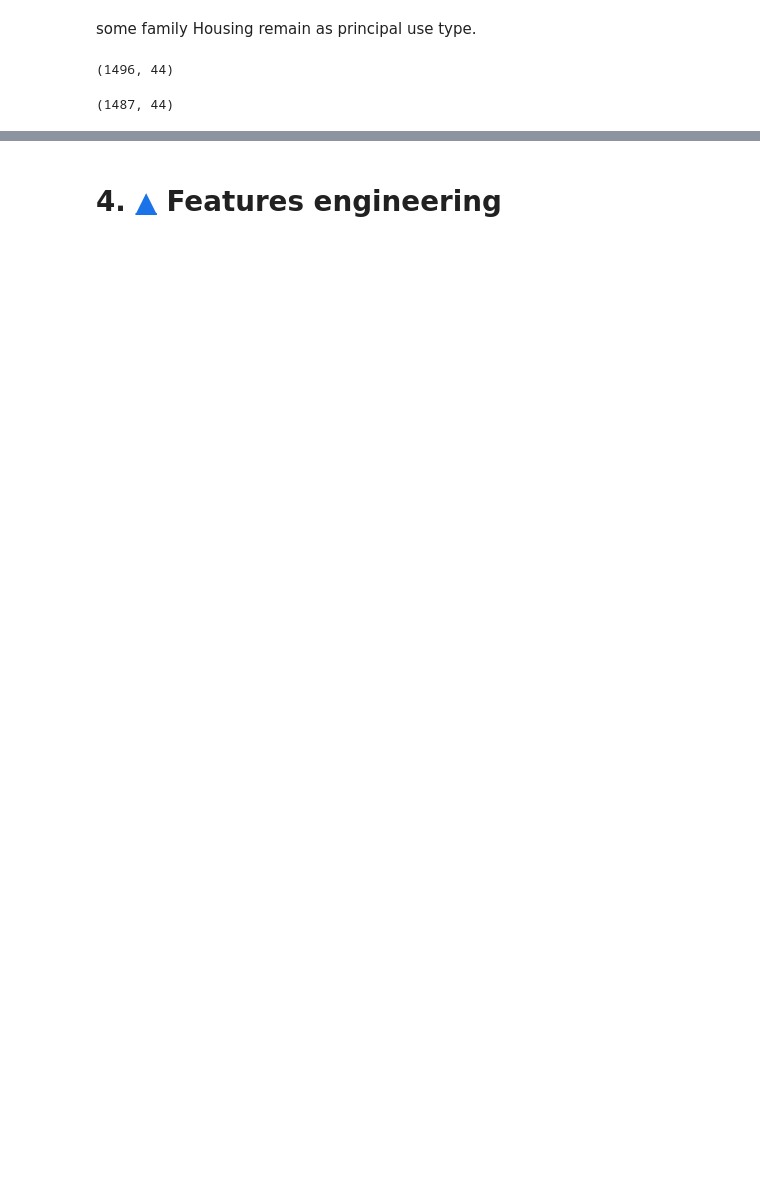
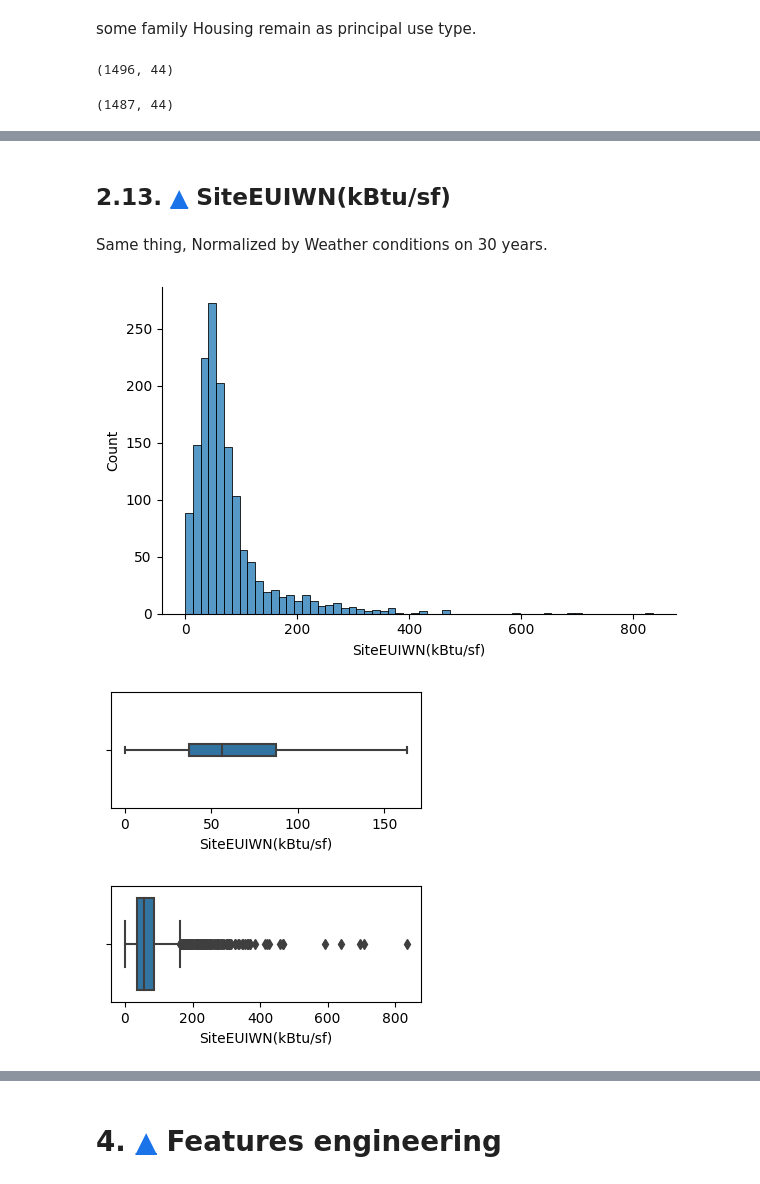
Before and after one commit to JulienfLeBoucher/OC_environmental_predictions, a Jupyter notebook: exploration_notebook.ipynb, the cells around one changed output, grey strips where cells are left out. Drawn from its saved outputs; the diff is of its cells as text; code cells hidden in the pictures; blank space fills up the shorter version.

```diff
--- a/exploration_notebook.ipynb
+++ b/exploration_notebook.ipynb
@@ -1014,0 +1088,18 @@ data.shape
+# %% [markdown]
+## 2.13.  [&#9650;](#toc0_) <a id='toc2_13_'></a>SiteEUIWN(kBtu/sf)
+# %% [markdown]
+Same thing, Normalized by Weather conditions on 30 years.
+# %%
+ft = 'SiteEUIWN(kBtu/sf)'
+sns.displot(data=data, x=ft, height= 4, aspect=1.5, bins=60)
+plt.show()
+plt.figure(figsize=(4, 1.5))
+sns.boxplot(data=data, x=ft, showfliers=False, width=0.1)
+plt.show()
+plt.figure(figsize=(4, 1.5))
+sns.boxplot(data=data, x=ft, showfliers=True)
+plt.show()
+# %% [output]
+[figure, added]
+[figure, added]
+[figure, added]
```
Also changed, not shown: parts of 116 cells of this notebook.
